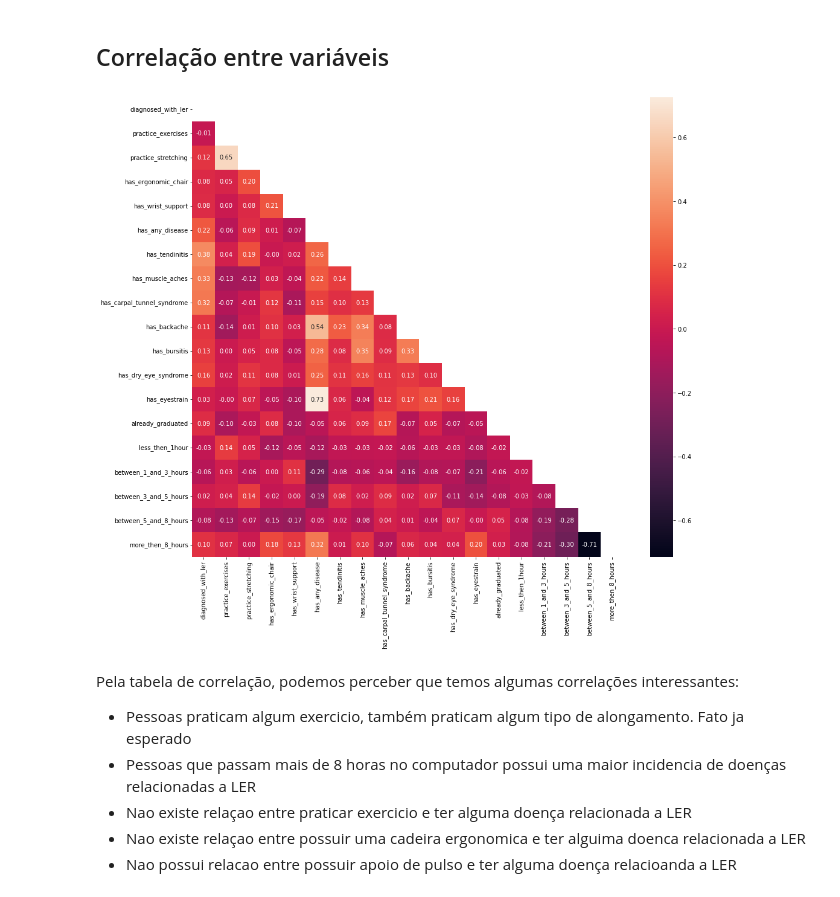
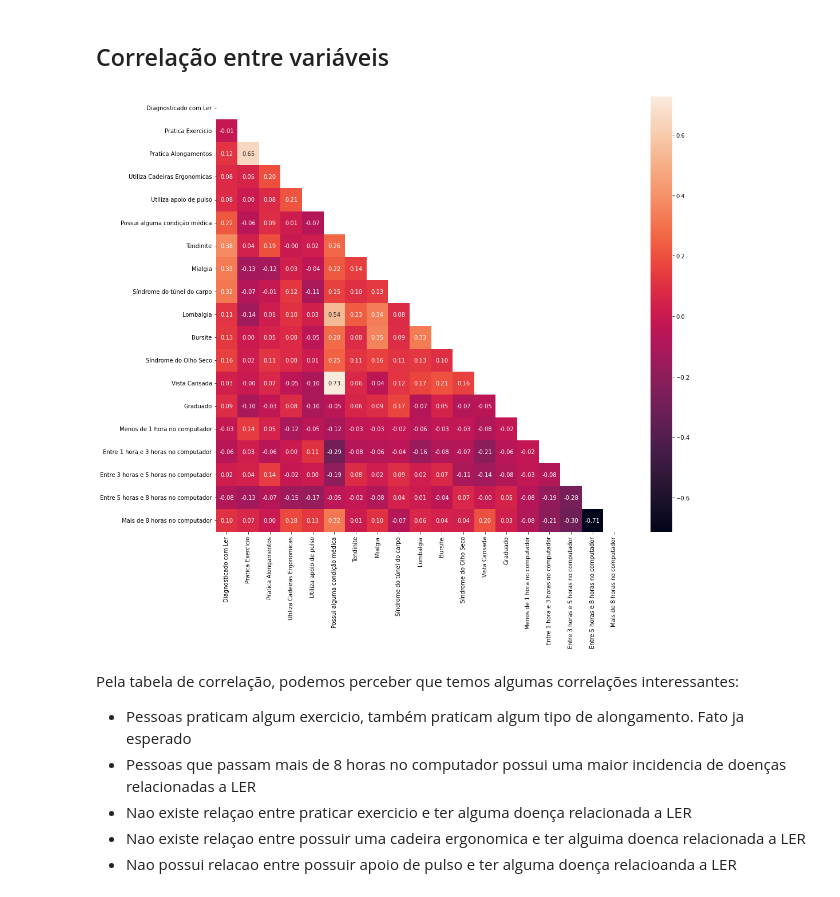
Before and after one commit to AntonioNtV/MC-data, a Jupyter notebook: main.ipynb, the cells around one changed output. Drawn from its saved outputs; the diff is of its cells as text; code cells hidden in the pictures.

```diff
--- a/main.ipynb
+++ b/main.ipynb
@@ -77,14 +77,37 @@ Podemos perceber que a maioria dos respondentes possui vista cansada e dor nas c
 # %% [markdown]
 ## Correlação entre variáveis
 # %%
+labels = [
+    "Diagnosticado com Ler",
+    "Pratica Exercicio",
+    "Pratica Alongamentos",
+    "Utiliza Cadeiras Ergonomicas",
+    "Utiliza apoio de pulso",
+    "Possui alguma condição médica",
+    "Tendinite",
+    "Mialgia",
+    "Síndrome do túnel do carpo",
+    "Lombalgia",
+    "Bursite",
+    "Síndrome do Olho Seco",
+    "Vista Cansada",
+    "Graduado",
+    "Menos de 1 hora no computador",
+    "Entre 1 hora e 3 horas no computador",
+    "Entre 3 horas e 5 horas no computador",
+    "Entre 5 horas e 8 horas no computador",
+    "Mais de 8 horas no computador",
+]
+
+
 data_corr = parsed_data.corr(method='pearson')
 mask = np.zeros_like(data_corr)
 mask[np.triu_indices_from(mask)] = True
 plt.figure(figsize=(16, 14))
-sns.heatmap(data_corr, mask=mask, annot=True, fmt='.2f')
+sns.heatmap(data_corr, mask=mask, annot=True, fmt='.2f', xticklabels=labels, yticklabels=labels )
 plt.show()
 # %% [output]
-[figure, old version]
+[figure, new version]
 # %% [markdown]
 Pela tabela de correlação, podemos perceber que temos algumas correlações interessantes:
 - Pessoas praticam algum exercicio, também praticam algum tipo de alongamento. Fato ja esperado
```
Also changed, not shown: parts of 1 cell of this notebook, 1 other file.
